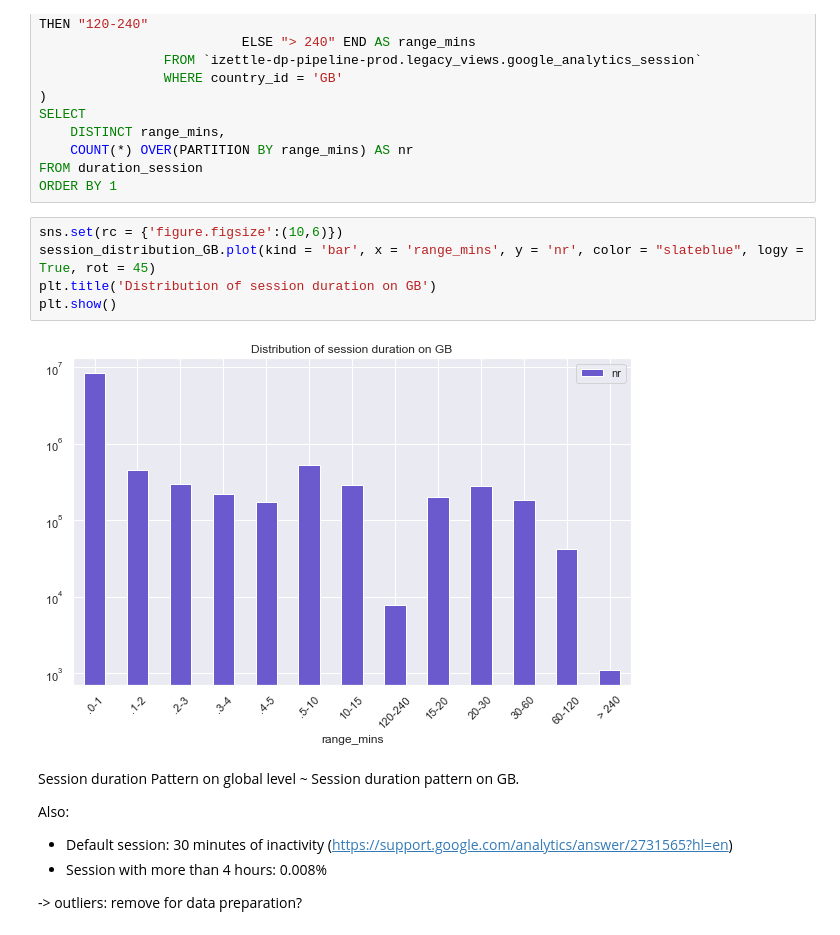
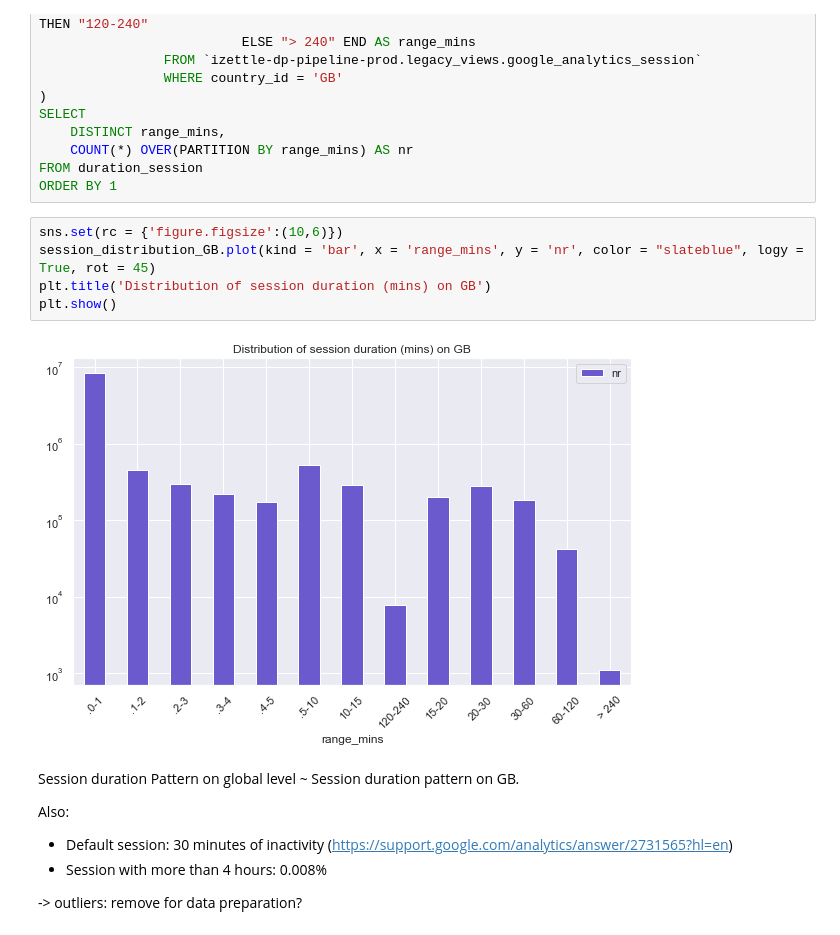
Before and after one commit to TrangTranNgoc/PrMarketingAttribution, a Jupyter notebook: exploration/GoogleAnalyticExploration.ipynb, the cells around one changed output. Drawn from its saved outputs; the diff is of its cells as text.

```diff
--- a/exploration/GoogleAnalyticExploration.ipynb
+++ b/exploration/GoogleAnalyticExploration.ipynb
@@ -382,10 +369,10 @@ ORDER BY 1
 # %%
 sns.set(rc = {'figure.figsize':(10,6)})
 session_distribution_GB.plot(kind = 'bar', x = 'range_mins', y = 'nr', color = "slateblue", logy = True, rot = 45)
-plt.title('Distribution of session duration on GB')
+plt.title('Distribution of session duration (mins) on GB')
 plt.show()
 # %% [output]
-[figure, old version]
+[figure, new version]
 # %% [markdown]
 Session duration Pattern on global level ~ Session duration pattern on GB.
 
```
Also changed, not shown: parts of 27 cells of this notebook.
